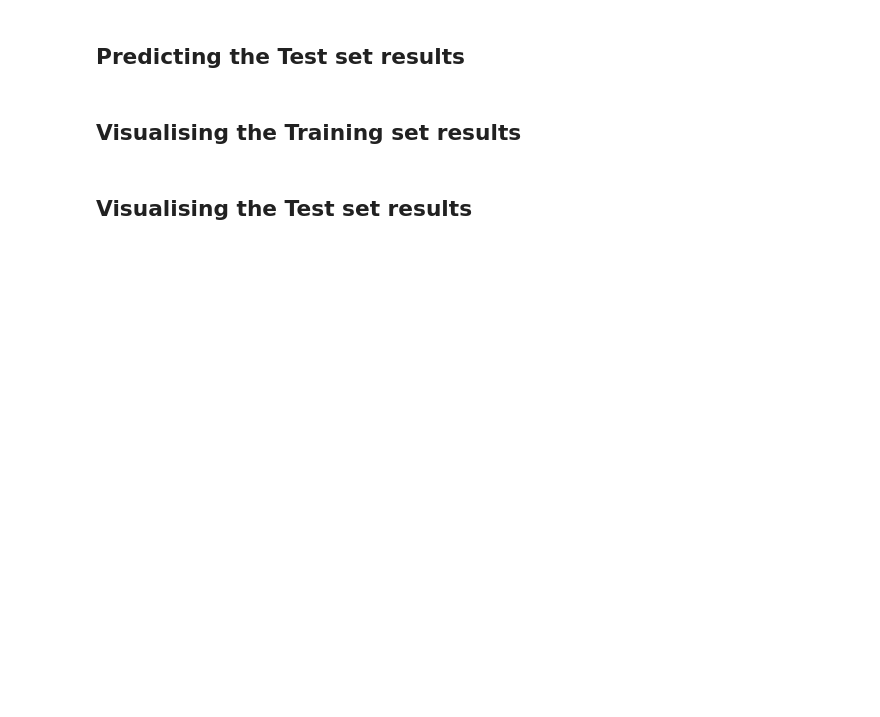
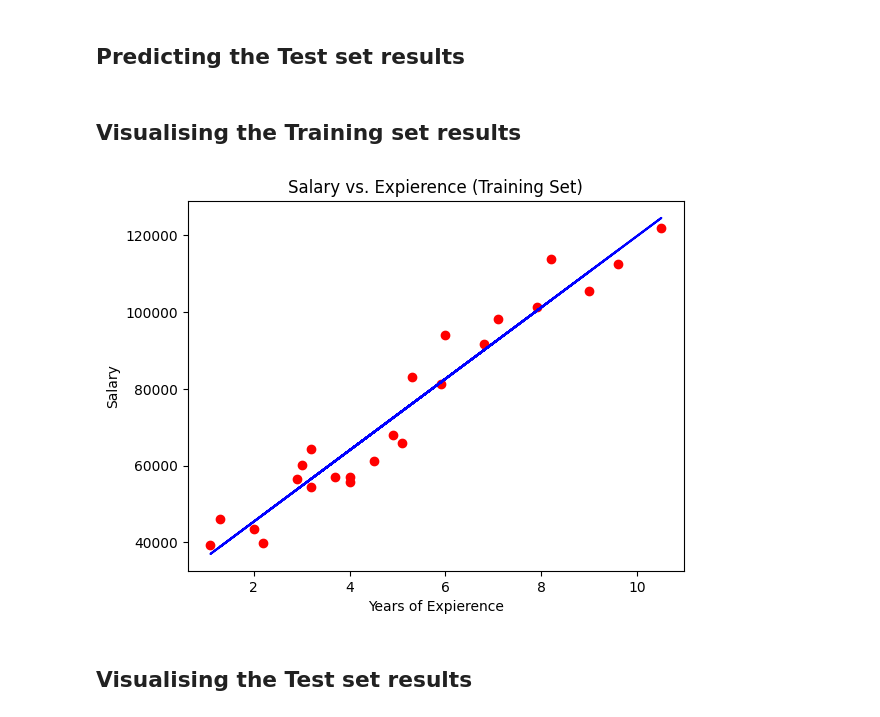
Before and after one commit to jai-sundaram/ml_tutorial, a Jupyter notebook: my_simple_linear_regression.ipynb, the cells around one changed output. Saved outputs shown, nothing was run; the diff lists cells and outputs as text; code cells hidden in the pictures; blank space fills up the shorter version.

Commit message:
Visualizing results

```diff
--- a/my_simple_linear_regression.ipynb
+++ b/my_simple_linear_regression.ipynb
@@ -41,7 +41,7 @@ y = dataset.iloc[:,1].values
 ## Splitting the dataset into the Training set and Test set
 # %%
 from sklearn.model_selection import train_test_split
-X_train, X_test, y_train, y_test = train_test_split(x, y, test_size = 0.2, random_state = 0)
+X_train, X_test, y_train, y_test = train_test_split(X, y, test_size = 0.2, random_state = 0)
 # %% [markdown]
 ## Training the Simple Linear Regression model on the Training set
 # %%
@@ -68,11 +70,29 @@ y_pred = regressor.predict(X_test)
 # %%
 #comparing the real saleries to the predicted salaries
 #will have a 2d plot, x axis is number of years of expierence, y axis is expierence
 #red points - real salaries
 #blue points - predicted salaries
 #use the scatter method of matplotlib to first plot the real salaries
 #remember that that x_train has has the years of expierence, y_test has the salaries
-#
-plt.scatter
+#first argument is x axis, second is y axis, third is color
+plt.scatter(X_train, y_train, color = 'red')
+
+#lets plot the regression line
+#use the plot the method to graph the linear line
+#first argument is x-axis
+#right now we're visualizing the results of the training set
+#second argument is y-axis
+#need to create the vector for the predicted values for the training set
+#will be: regressor.predict(X_train)
+plt.plot(X_train,regressor.predict(X_train), 'blue')
+#lets add a title
+plt.title('Salary vs. Expierence (Training Set)')
+#lets add labels to x and y axis
+plt.xlabel('Years of Expierence')
+plt.ylabel('Salary')
+#to show the graphic
+plt.show()
+# %% [output]
+[figure, added]
 # %% [markdown]
 ## Visualising the Test set results
```
Also changed, not shown: parts of 2 cells of this notebook.
